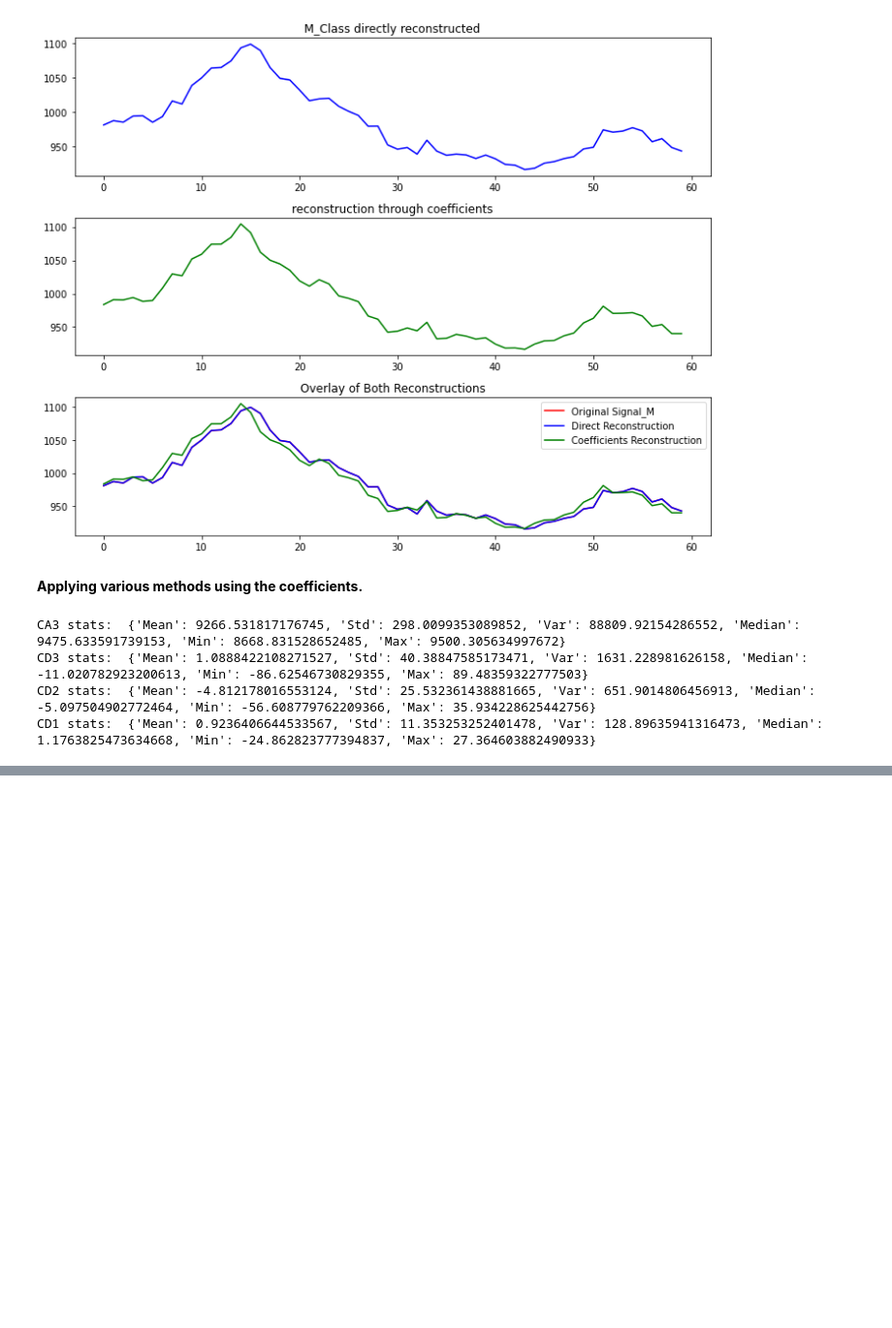
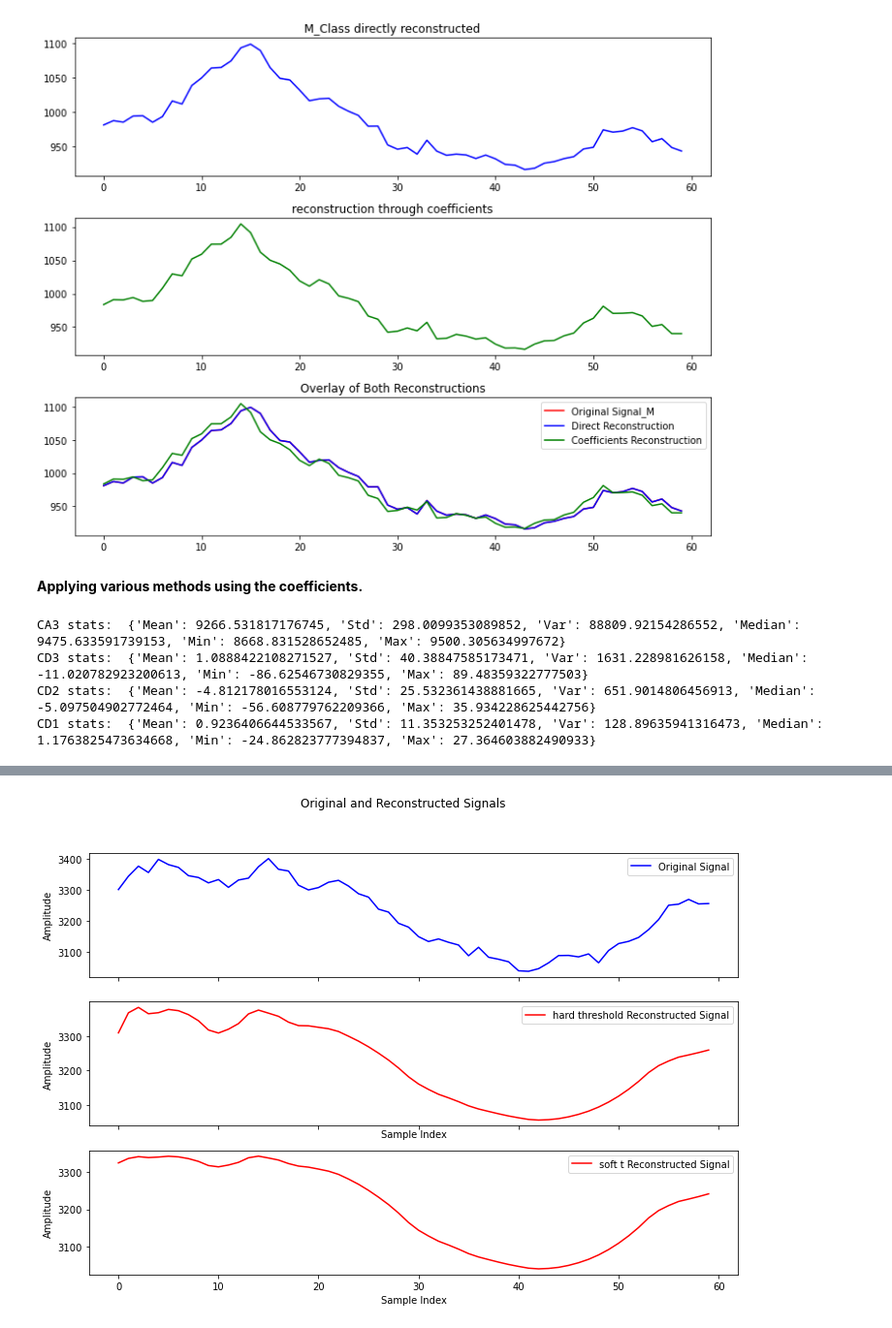
Before and after one commit to Afrid1045/SWAN_SF_Solar_Flare_Prediction, a Jupyter notebook: swan_wavelet.ipynb, the cells around one changed output, grey strips where cells are left out. Shown at 97% size. Cells and saved outputs as stored; diff of their text form; code cells hidden in the pictures; blank space fills up the shorter version.

Commit message:
Add files via upload
Extended version of the code including the Lossy decomposition and the normalization of the signal.

```diff
--- a/swan_wavelet.ipynb
+++ b/swan_wavelet.ipynb
@@ -241,0 +245,33 @@ plt.show()'''
+# %%
+threshold = 50#30#20#10
+
+thresholded_coeffs = [np.where(np.abs(array) < threshold, 0, array) for array in coeffs]
+
+reconstructed_signal = pywt.waverec(thresholded_coeffs, 'db4', mode='symmetric')
+# %%
+coeffs_lossy = [pywt.threshold(c, threshold, mode='soft') for c in coeffs]
+
+reconstructed_lossy = pywt.waverec(coeffs_lossy, 'db4')
+# %%
+fig, axs = plt.subplots(3, 1, figsize=(12, 8), sharex=True)
+
+# Plot original signal
+axs[0].plot(np.arange(len(signal)), signal, label='Original Signal', color='blue')
+axs[0].set_ylabel('Amplitude')
+axs[0].legend()
+
+# Plot reconstructed signal
+axs[1].plot(np.arange(len(reconstructed_signal)), reconstructed_signal, label='hard threshold Reconstructed Signal', color='red')
+axs[1].set_xlabel('Sample Index')
+axs[1].set_ylabel('Amplitude')
+axs[1].legend()
+
+axs[2].plot(np.arange(len(reconstructed_lossy)), reconstructed_lossy, label='soft t Reconstructed Signal', color='red')
+axs[2].set_xlabel('Sample Index')
+axs[2].set_ylabel('Amplitude')
+axs[2].legend()
+
+plt.suptitle('Original and Reconstructed Signals')
+plt.show()
+# %% [output]
+[figure, added]
```
Also changed, not shown: parts of 26 cells of this notebook.
